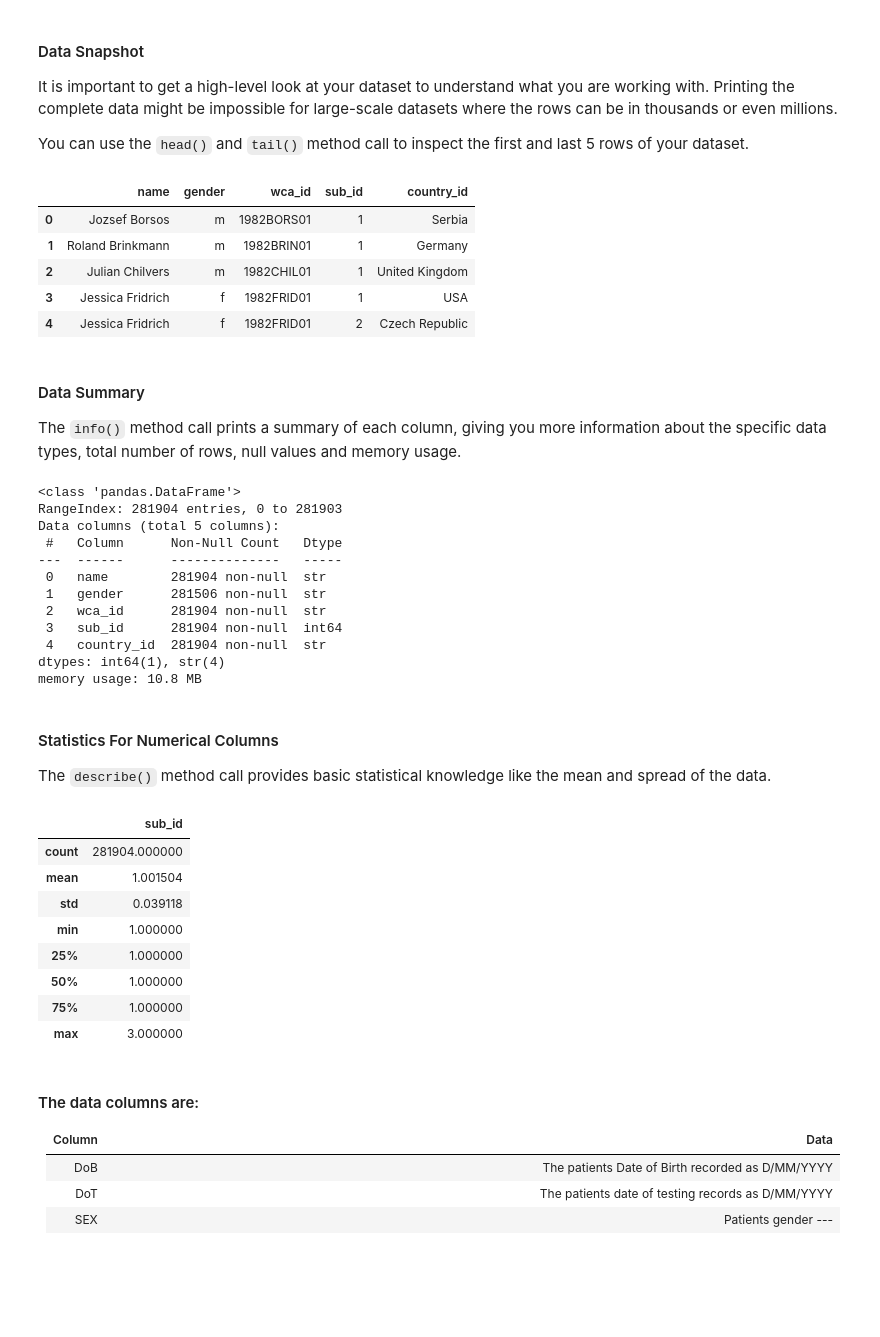
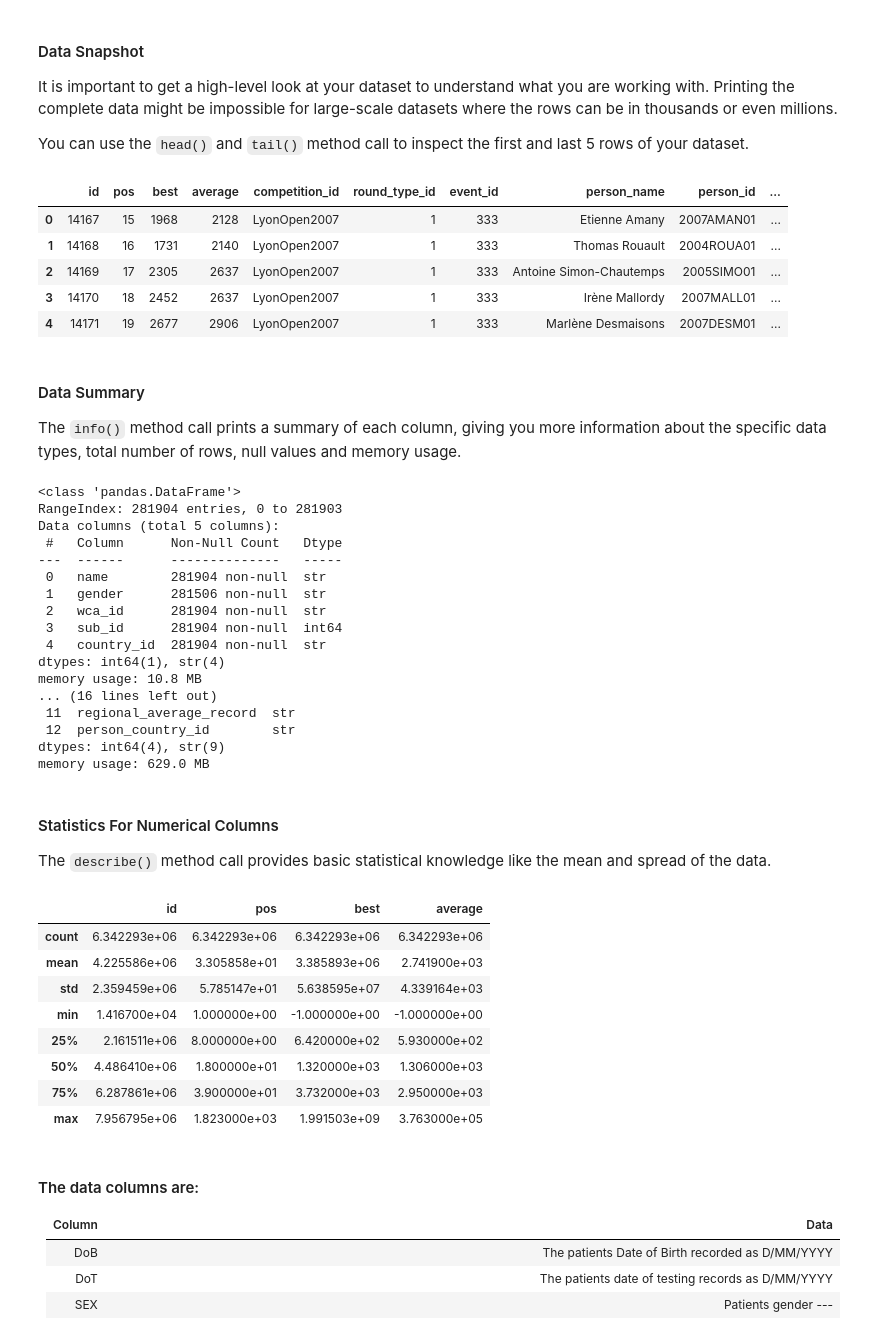
Before and after one commit to TempeHS/2026SE_MLOPSTask_Michael.L, a Jupyter notebook: 2.Model_Development/2.1.Data_Wrangling/2.1.1.data_preview.ipynb, the cells around one changed output. Cells and saved outputs as stored; diff of their text form; code cells hidden in the pictures; blank space fills up the shorter version.

Commit message:
results data has been wrangled, avg has been scaled

```diff
--- a/2.Model_Development/2.1.Data_Wrangling/2.1.1.data_preview.ipynb
+++ b/2.Model_Development/2.1.Data_Wrangling/2.1.1.data_preview.ipynb
@@ -27,3 +25,6 @@ persons = pd.read_csv("WCA_export_persons.tsv", sep="\t")
+# %%
+persons = pd.read_csv("/workspaces/2026SE_MLOPSTask_Michael.L/wca_export/csv/WCA_export_persons.csv")
+results = pd.read_csv("/workspaces/2026SE_MLOPSTask_Michael.L/wca_export/csv/WCA_export_results.csv")
 # %% [markdown]
 #### Data Snapshot
 
@@ -33,19 +34,21 @@ You can use the `head()` and `tail()` method call to inspect the first and last
 # %%
 # Target = A measure of disease progression in one year
 persons.head()
+results.head()
 # %% [output]
-|  | name | gender | wca_id | sub_id | country_id |
-| 0 | Jozsef Borsos | m | 1982BORS01 | 1 | Serbia |
-| 1 | Roland Brinkmann | m | 1982BRIN01 | 1 | Germany |
-| 2 | Julian Chilvers | m | 1982CHIL01 | 1 | United Kingdom |
-| 3 | Jessica Fridrich | f | 1982FRID01 | 1 | USA |
-| 4 | Jessica Fridrich | f | 1982FRID01 | 2 | Czech Republic |
+|  | id | pos | best | average | competition_id | round_type_id | event_id | person_name | person_id | ... |
+| 0 | 14167 | 15 | 1968 | 2128 | LyonOpen2007 | 1 | 333 | Etienne Amany | 2007AMAN01 | ... |
+| 1 | 14168 | 16 | 1731 | 2140 | LyonOpen2007 | 1 | 333 | Thomas Rouault | 2004ROUA01 | ... |
+| 2 | 14169 | 17 | 2305 | 2637 | LyonOpen2007 | 1 | 333 | Antoine Simon-Chautemps | 2005SIMO01 | ... |
+| 3 | 14170 | 18 | 2452 | 2637 | LyonOpen2007 | 1 | 333 | Irène Mallordy | 2007MALL01 | ... |
+| 4 | 14171 | 19 | 2677 | 2906 | LyonOpen2007 | 1 | 333 | Marlène Desmaisons | 2007DESM01 | ... |
 # %% [markdown]
 ####  Data Summary
 
 The `info()` method call prints a summary of each column, giving you more information about the specific data types, total number of rows, null values and memory usage.
 # %%
 persons.info()
+results.info()
 # %% [output]
 <class 'pandas.DataFrame'>
 RangeIndex: 281904 entries, 0 to 281903
@@ -59,22 +62,28 @@ Data columns (total 5 columns):
  4   country_id  281904 non-null  str
 dtypes: int64(1), str(4)
 memory usage: 10.8 MB
+... (16 lines left out)
+ 11  regional_average_record  str
+ 12  person_country_id        str
+dtypes: int64(4), str(9)
+memory usage: 629.0 MB
 # %% [markdown]
 #### Statistics For Numerical Columns
 
 The `describe()` method call provides basic statistical knowledge like the mean and spread of the data.
 # %%
 persons.describe()
+results.describe()
 # %% [output]
-|  | sub_id |
-| count | 281904.000000 |
-| mean | 1.001504 |
-| std | 0.039118 |
-| min | 1.000000 |
-| 25% | 1.000000 |
-| 50% | 1.000000 |
-| 75% | 1.000000 |
-| max | 3.000000 |
+|  | id | pos | best | average |
+| count | 6.342293e+06 | 6.342293e+06 | 6.342293e+06 | 6.342293e+06 |
+| mean | 4.225586e+06 | 3.305858e+01 | 3.385893e+06 | 2.741900e+03 |
+| std | 2.359459e+06 | 5.785147e+01 | 5.638595e+07 | 4.339164e+03 |
+| min | 1.416700e+04 | 1.000000e+00 | -1.000000e+00 | -1.000000e+00 |
+| 25% | 2.161511e+06 | 8.000000e+00 | 6.420000e+02 | 5.930000e+02 |
+| 50% | 4.486410e+06 | 1.800000e+01 | 1.320000e+03 | 1.306000e+03 |
+| 75% | 6.287861e+06 | 3.900000e+01 | 3.732000e+03 | 2.950000e+03 |
+| max | 7.956795e+06 | 1.823000e+03 | 1.991503e+09 | 3.763000e+05 |
 # %% [markdown]
 #### The data columns are:
 
```
Also changed, not shown: parts of 3 cells of this notebook, 3 other files.
